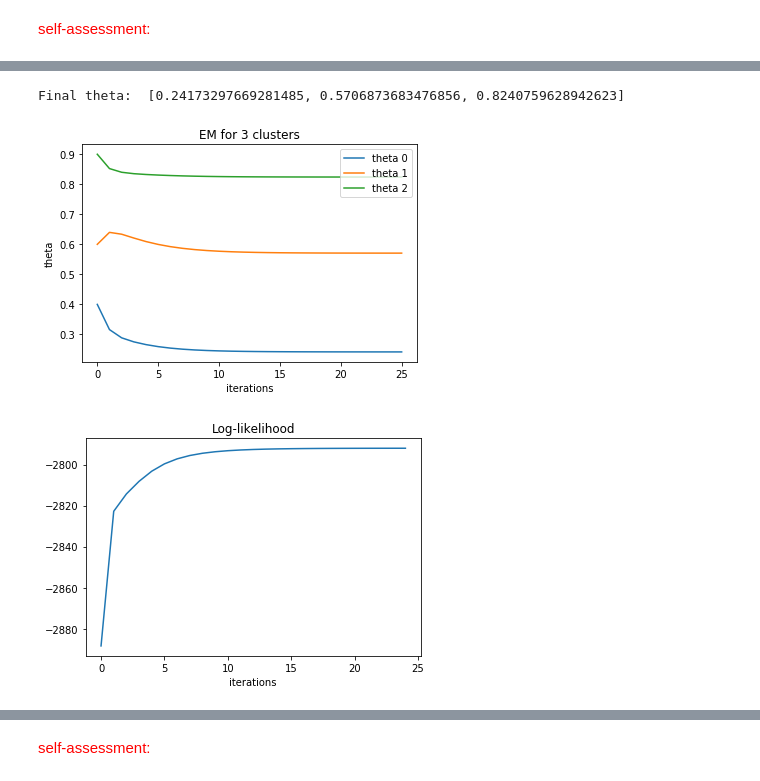
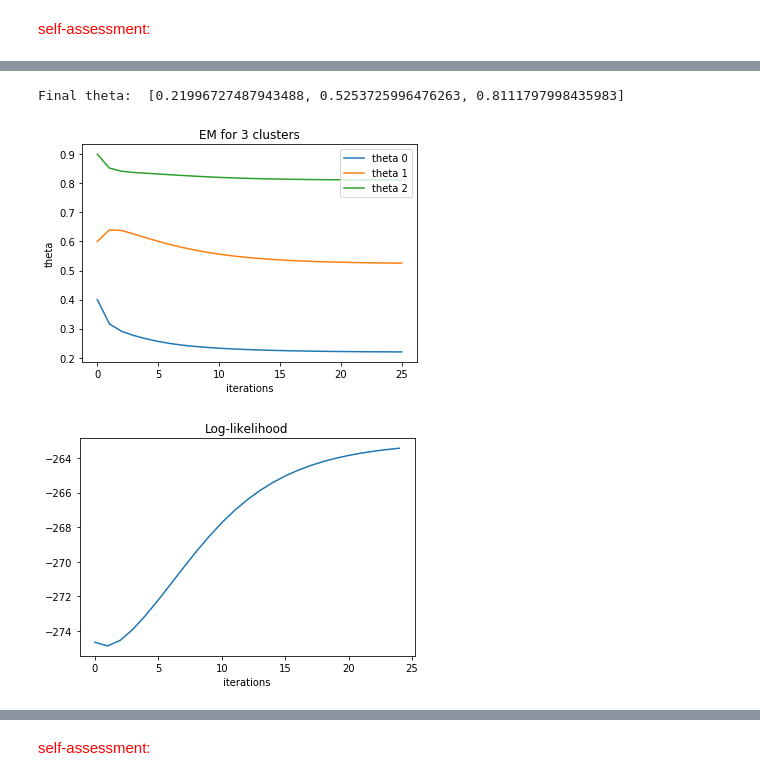
Before and after one commit to jzcs/-ohsu-sequences-hw2, a Jupyter notebook: hw4/hw4.ipynb, the cells around one changed output, grey strips where cells are left out. Cells and saved outputs as stored; diff of their text form; code cells hidden in the pictures.

```diff
--- a/hw4/hw4.ipynb
+++ b/hw4/hw4.ipynb
@@ -99,9 +99,10 @@ For the HW, you are allowed to use python libraries such as numpy. However, you
 #Initialize 3 coin thetas between 0 and 1
 init = [0.4, 0.6, 0.9]
 #init = [0.22741935483870968, 0.5381578947368422, 0.8191964285714286]
-#init = [0.9, 0.99, 0.999]
+#init = [0.15, 0.26, 0.75]
 theta = init
 n = 25 #number iterations
+pi = [1/3, 1/3, 1/3] #Initial probabilities equal
 flips = [] #list of heads per each input line
 theta_list = [] #thetas after each k-means iteration
 loglike_list = [] #Log likelihood
@@ -122,44 +123,49 @@ for i in range(0, n):
     #E-Step
     loglike = []
     sums = [[0,0] for i in range(0,len(theta))] #Number of [Heads, Tails], per coin
+    pi_totals = [0,0,0] #accumulate pi partials
 
     for flip in flips:
         heads = flip
         tails = 20-heads #20 flips per sample
         pi_pxi = [] #pi.k * p(Xi | theta.k)
-        denom = sum([theta[i]**heads *(1-theta[i])**tails for i in range(0, len(theta))])
+        denom = sum([(theta[i]**heads *(1-theta[i])**tails)*pi[i] for i in range(0, len(theta))])
         #For each coin, calculate P(coin|xi) and add in heads/tail contribution
         for j in range(0, len(theta)):
-            numer = theta[j]**heads *(1-theta[j])**tails
+            numer = (theta[j]**heads *(1-theta[j])**tails) * pi[j]
             prob = numer/denom #Probability of coin.j, given X.i
-            pi_pxi.append(prob*numer)
+            pi_totals[j] += prob
+            pi_pxi.append(pi[j]*prob)
             sums[j][0] += prob*heads
             sums[j][1] += prob*tails
             #print("prob*heads", prob*heads)
         loglike.append(log(sum(pi_pxi)))
     #M-Step, recalculate thetas
     theta = [sums[i][0] / (sums[i][0] + sums[i][1]) for i in range(0, len(theta))] #heads / (heads+tails)
     theta_list.append(theta)
+    #M-Step, recalculate pi
+    pi = [pi_totals[n]/sum(pi_totals) for n in range(0,len(theta))]
     #print("thetas: ", theta)
     loglike_list.append(sum(loglike))
+
 
 #Plotting
 print("Final theta: ", theta)
 plt.plot(theta_list)
 plt.xlabel("iterations")
 plt.ylabel("theta")
 plt.title("EM for 3 clusters")
 plt.legend(("theta 0", "theta 1", "theta 2"),loc='upper right')
 plt.show()
 
 plt.plot(loglike_list)
 plt.title("Log-likelihood")
 plt.xlabel("iterations")
 plt.show()
 # %% [output]
-Final theta:  [0.24173297669281485, 0.5706873683476856, 0.8240759628942623]
+Final theta:  [0.21996727487943488, 0.5253725996476263, 0.8111797998435983]
-[figure, old version]
+[figure, new version]
-[figure, old version]
+[figure, new version]
 # %% [markdown]
 ## Discussion
 
```
Also changed, not shown: parts of 1 cell of this notebook, 1 other file.
